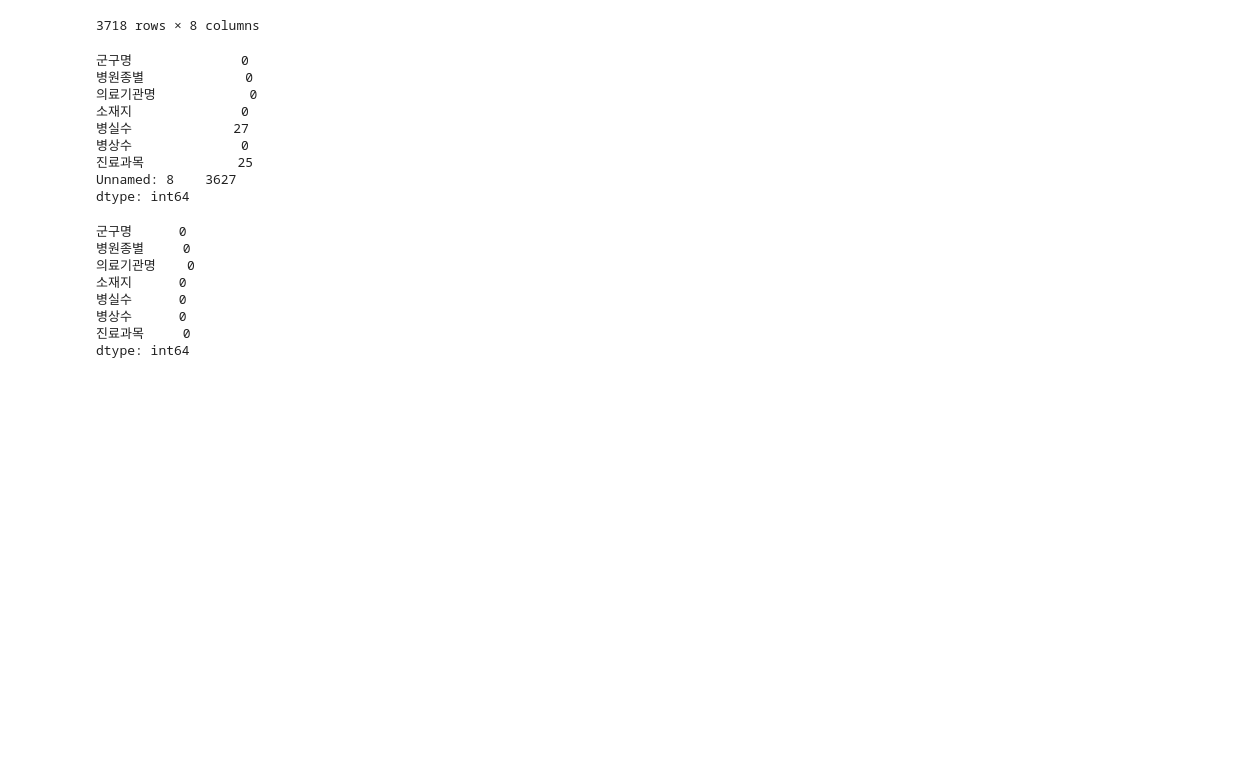
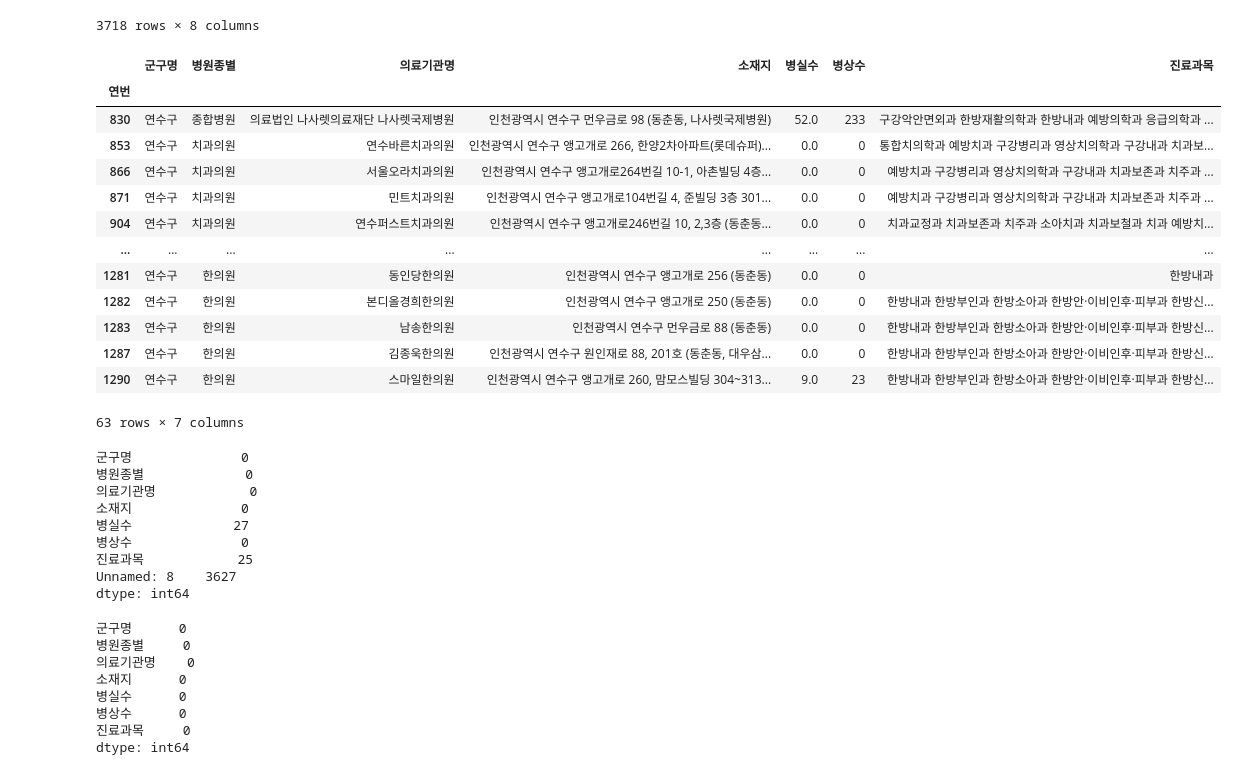
Before and after one commit to akslk00/new-pro2, a Jupyter notebook: Untitled.ipynb, the cells around one changed output. Saved outputs shown, nothing was run; the diff lists cells and outputs as text; code cells hidden in the pictures; blank space fills up the shorter version.

```diff
--- a/Untitled.ipynb
+++ b/Untitled.ipynb
@@ -22,3 +19,7 @@ df
 | 3717 | 연수구 | 한방병원 | 자양한방병원 | 인천광역시 연수구 신송로 154, 4층(송도동) | 13.0 | 39 | 가정의학과, 한방내과, 한방부인과, 한방소아과, 한방안· 이... | NaN |
 | 3718 | 연수구 | 병원 | 송도연세병원 | 인천광역시 연수구 신송로 159-7, 3층~8층 일부(송도동) | 26.0 | 46 | 내과, 신경과, 외과, 정형외과, 신경외과, 마취통증의학과,... | NaN |
 3718 rows × 8 columns
+# %%
+unesu=df['군구명']=='연수구'
+# %%
+US=df.loc[unesu,]
@@ -25,3 +30,20 @@ df
+# %%
+US.loc[US['소재지'].str.contains('동춘동'),]
+# %% [output]
+|  | 군구명 | 병원종별 | 의료기관명 | 소재지 | 병실수 | 병상수 | 진료과목 |
+| 연번 |  |  |  |  |  |  |  |
+| 830 | 연수구 | 종합병원 | 의료법인 나사렛의료재단 나사렛국제병원 | 인천광역시 연수구 먼우금로 98 (동춘동, 나사렛국제병원) | 52.0 | 233 | 구강악안면외과 한방재활의학과 한방내과 예방의학과 응급의학과 ... |
+| 853 | 연수구 | 치과의원 | 연수바른치과의원 | 인천광역시 연수구 앵고개로 266, 한양2차아파트(롯데슈퍼)... | 0.0 | 0 | 통합치의학과 예방치과 구강병리과 영상치의학과 구강내과 치과보... |
+| 866 | 연수구 | 치과의원 | 서울오라치과의원 | 인천광역시 연수구 앵고개로264번길 10-1, 아촌빌딩 4층... | 0.0 | 0 | 예방치과 구강병리과 영상치의학과 구강내과 치과보존과 치주과 ... |
+| 871 | 연수구 | 치과의원 | 민트치과의원 | 인천광역시 연수구 앵고개로104번길 4, 준빌딩 3층 301... | 0.0 | 0 | 예방치과 구강병리과 영상치의학과 구강내과 치과보존과 치주과 ... |
+| 904 | 연수구 | 치과의원 | 연수퍼스트치과의원 | 인천광역시 연수구 앵고개로246번길 10, 2,3층 (동춘동... | 0.0 | 0 | 치과교정과 치과보존과 치주과 소아치과 치과보철과 치과 예방치... |
+| ... | ... | ... | ... | ... | ... | ... | ... |
+| 1281 | 연수구 | 한의원 | 동인당한의원 | 인천광역시 연수구 앵고개로 256 (동춘동) | 0.0 | 0 | 한방내과 |
+| 1282 | 연수구 | 한의원 | 본디올경희한의원 | 인천광역시 연수구 앵고개로 250 (동춘동) | 0.0 | 0 | 한방내과 한방부인과 한방소아과 한방안·이비인후·피부과 한방신... |
+| 1283 | 연수구 | 한의원 | 남송한의원 | 인천광역시 연수구 먼우금로 88 (동춘동) | 0.0 | 0 | 한방내과 한방부인과 한방소아과 한방안·이비인후·피부과 한방신... |
+| 1287 | 연수구 | 한의원 | 김종욱한의원 | 인천광역시 연수구 원인재로 88, 201호 (동춘동, 대우삼... | 0.0 | 0 | 한방내과 한방부인과 한방소아과 한방안·이비인후·피부과 한방신... |
+| 1290 | 연수구 | 한의원 | 스마일한의원 | 인천광역시 연수구 앵고개로 260, 맘모스빌딩 304~313... | 9.0 | 23 | 한방내과 한방부인과 한방소아과 한방안·이비인후·피부과 한방신... |
+63 rows × 7 columns
 # %%
 df.isna().sum()
 # %% [output]
```
Also changed, not shown: parts of 18 cells of this notebook, 1 other file.
